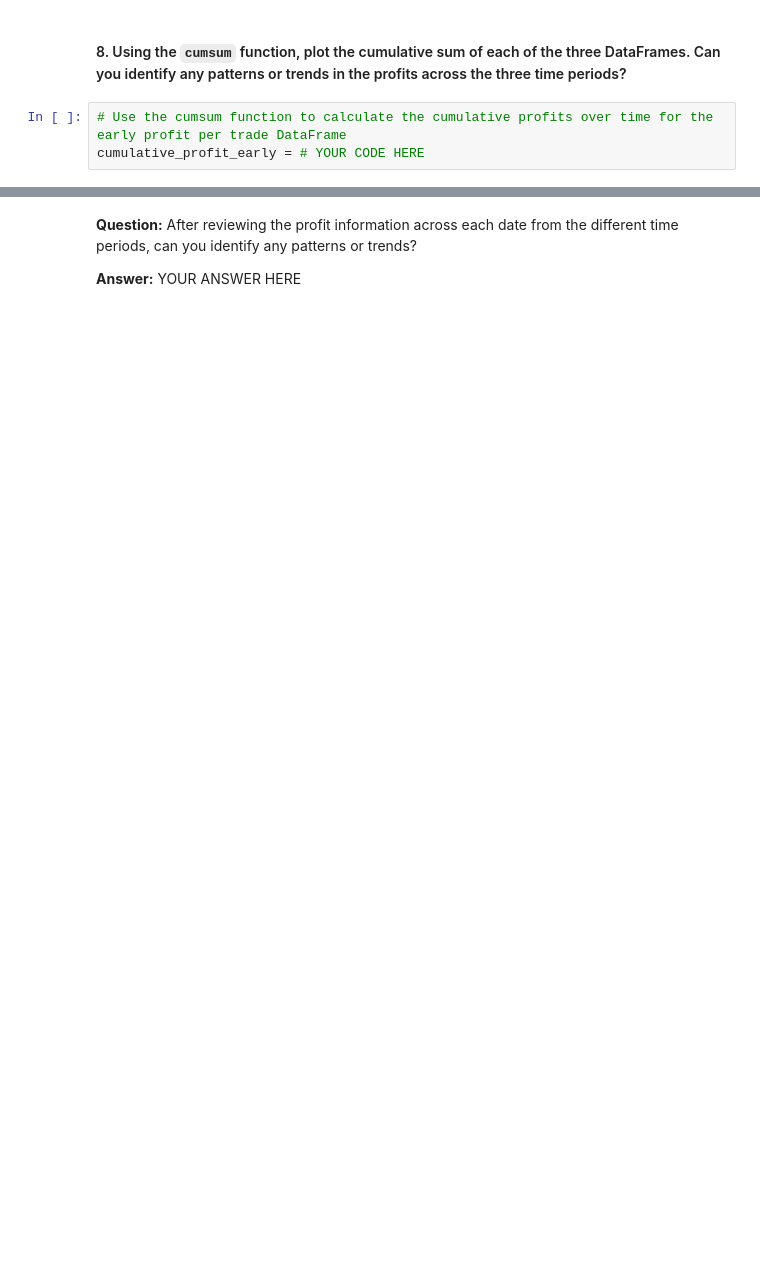
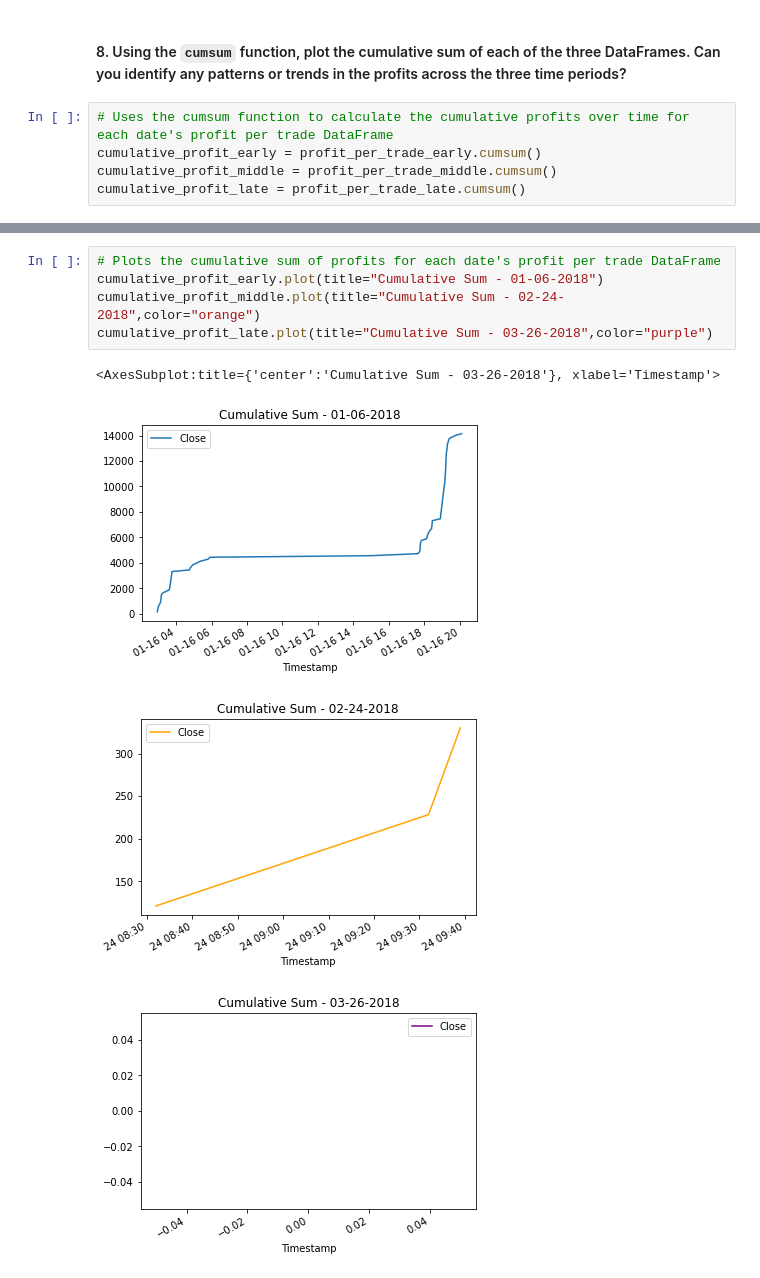
Before and after one commit to rodum012/Bitcoin_Arbitrage, a Jupyter notebook: crypto_arbitrage.ipynb, the cells around one changed output, grey strips where cells are left out. Drawn from its saved outputs; the diff is of its cells as text; blank space fills up the shorter version.

```diff
--- a/crypto_arbitrage.ipynb
+++ b/crypto_arbitrage.ipynb
@@ -570,5 +689,7 @@ Name: Close, dtype: float64
 # %% [markdown]
 #### 8. Using the `cumsum` function, plot the cumulative sum of each of the three DataFrames. Can you identify any patterns or trends in the profits across the three time periods?
 # %%
-# Use the cumsum function to calculate the cumulative profits over time for the early profit per trade DataFrame
-cumulative_profit_early = # YOUR CODE HERE
+# Uses the cumsum function to calculate the cumulative profits over time for each date's profit per trade DataFrame
+cumulative_profit_early = profit_per_trade_early.cumsum()
+cumulative_profit_middle = profit_per_trade_middle.cumsum()
+cumulative_profit_late = profit_per_trade_late.cumsum()
@@ -581,4 +696,10 @@ cumulative_profit_early = # YOUR CODE HERE
-# %% [markdown]
-**Question:** After reviewing the profit information across each date from the different time periods, can you identify any patterns or trends?
-
-**Answer:** YOUR ANSWER HERE
+# %%
+# Plots the cumulative sum of profits for each date's profit per trade DataFrame
+cumulative_profit_early.plot(title="Cumulative Sum - 01-06-2018")
+cumulative_profit_middle.plot(title="Cumulative Sum - 02-24-2018",color="orange")
+cumulative_profit_late.plot(title="Cumulative Sum - 03-26-2018",color="purple")
+# %% [output]
+<AxesSubplot:title={'center':'Cumulative Sum - 03-26-2018'}, xlabel='Timestamp'>
+[figure, added]
+[figure, added]
+[figure, added]
```
Also changed, not shown: parts of 38 cells of this notebook, 6 other files.
